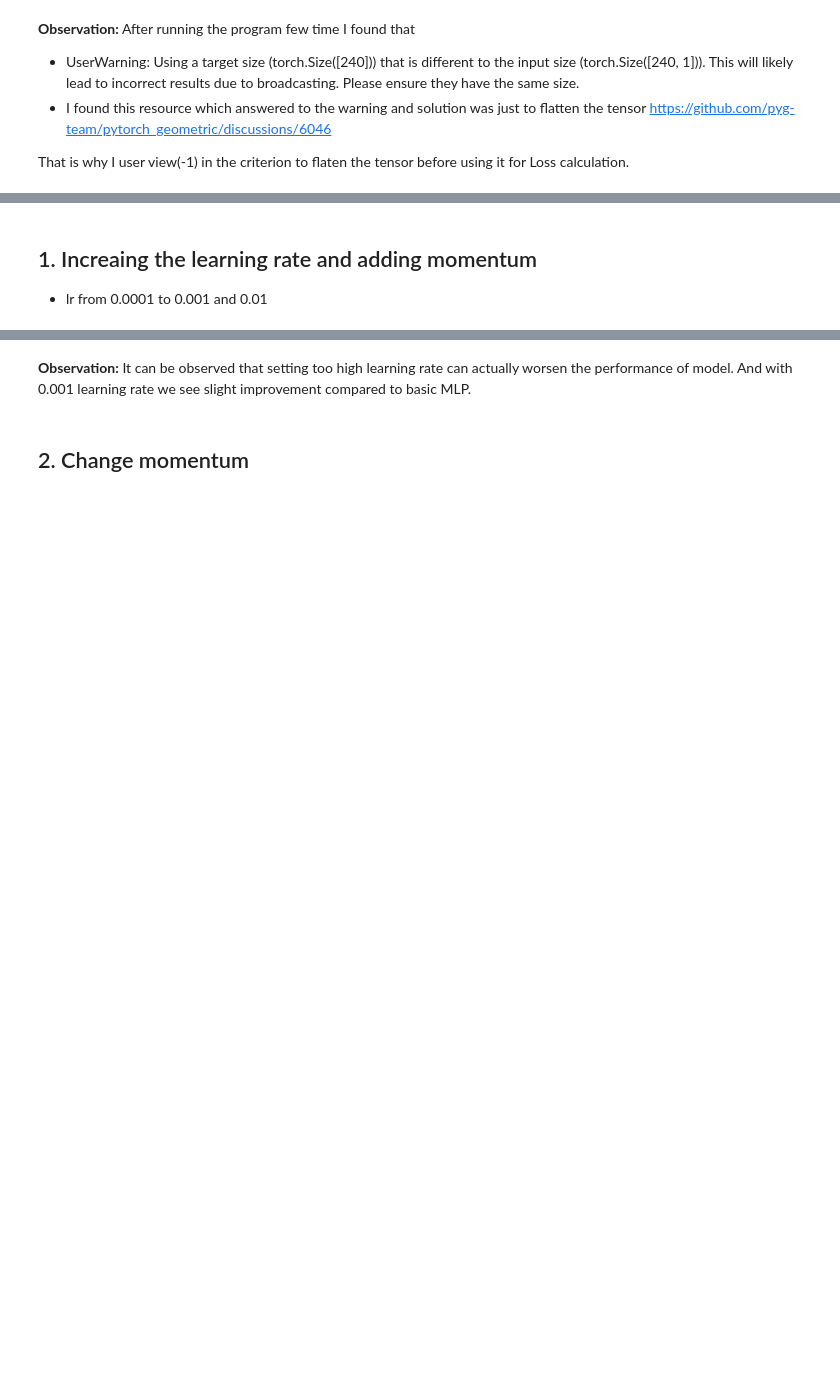
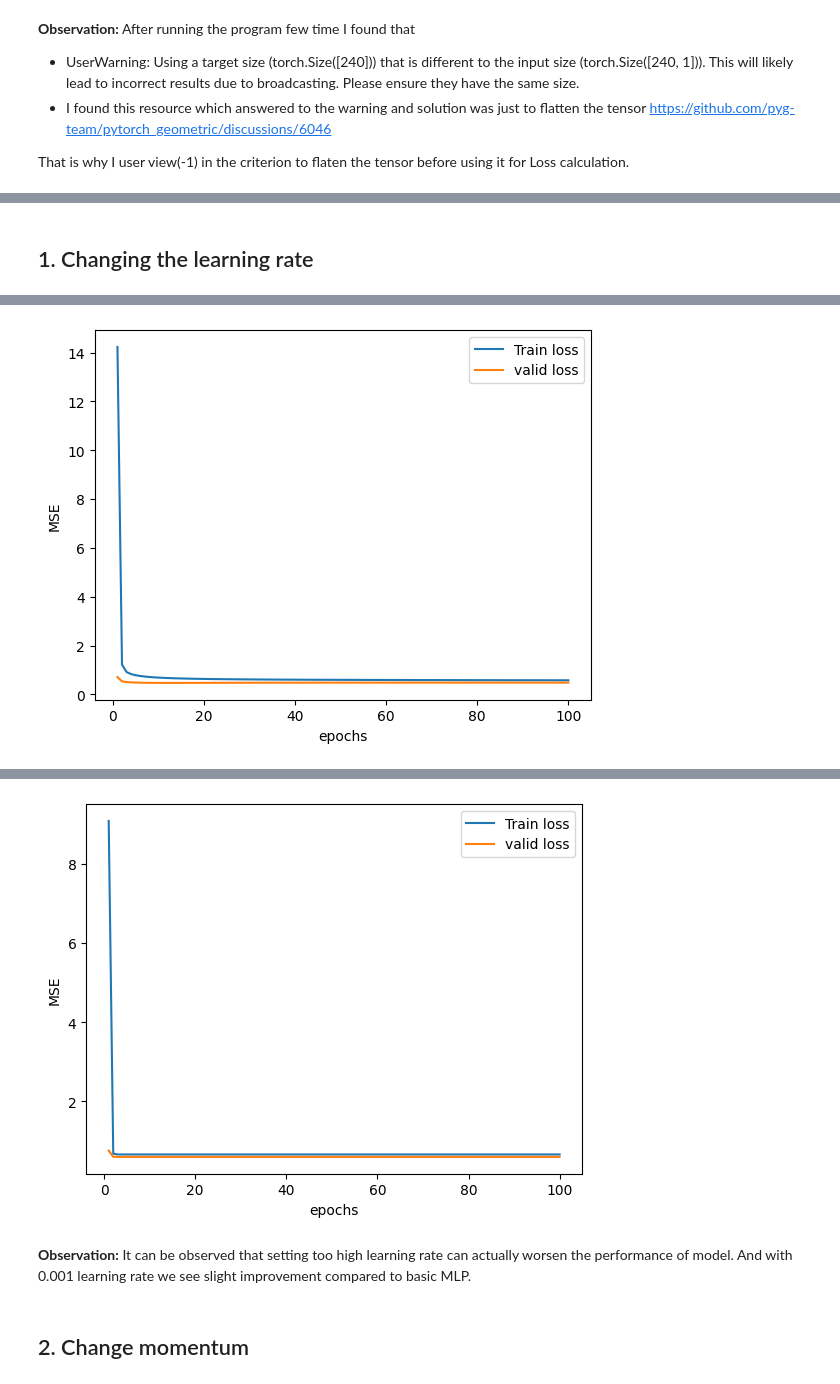
Before and after one commit to USFCA-CS663-Spring2024/mlp-multi-layer-perceptron-VishalDani1602, a Jupyter notebook: Assignment 4 - MLP.ipynb, the cells around one changed output, grey strips where cells are left out. Saved outputs shown, nothing was run; the diff lists cells and outputs as text; code cells hidden in the pictures; blank space fills up the shorter version.

Commit message:
Completed with improvement over basic MLP

```diff
--- a/Assignment 4 - MLP.ipynb
+++ b/Assignment 4 - MLP.ipynb
@@ -398,4 +393,6 @@ test_hyp = model(ten_test_x)
 test_loss = criterion(test_hyp.view(-1), ten_test_y).item()
 
 print('Final Test MSE:', test_loss)
+
+basic_test_loss = test_loss
 # %% [output]
@@ -413,6 +412,5 @@ Final Test MSE: 0.5053793787956238
 # %% [markdown]
-## 1. Increaing the learning rate and adding momentum
-- lr from 0.0001 to 0.001 and 0.01
+## 1. Changing the learning rate
 # %%
 lrs = [0.001, 0.01]
 for lr in lrs:
@@ -455,4 +453,8 @@ for lr in lrs:
     test_loss = criterion(test_hyp.view(-1), ten_test_y).item()
 
     print('lr', lr,'Final Test MSE:', test_loss)
+    #Improvement Score
+    print("Improvement Over basic model:",(1 - (test_loss / basic_test_loss))*100, "Percentage")
+
+    plot_loss_curves(np.linspace(1, epochs, epochs), train_loss, valid_loss)
 # %% [output]
@@ -475,0 +473 @@ lr 0.01 Final Test MSE: 0.6738449335098267
+[figure, added]
@@ -476,3 +486,4 @@ lr 0.01 Final Test MSE: 0.6738449335098267
+[figure, added]
 # %% [markdown]
 **Observation:** It can be observed that setting too high learning rate can actually worsen the performance of model. And with 0.001 learning rate we see slight improvement compared to basic MLP.
 # %% [markdown]
```
Also changed, not shown: parts of 20 cells of this notebook.
